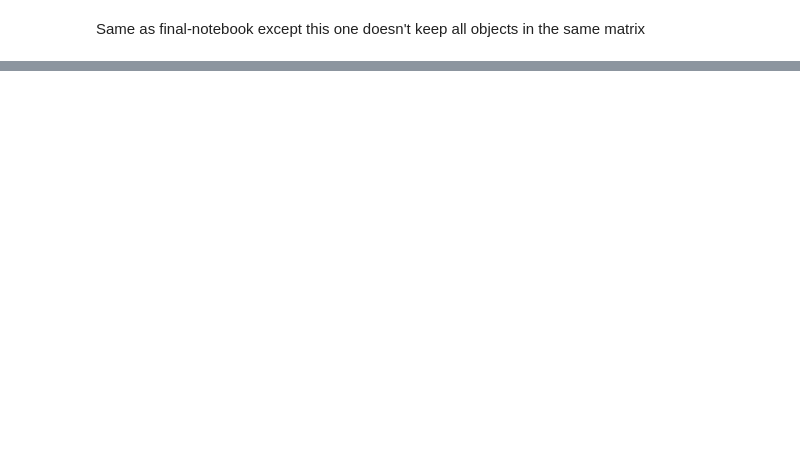
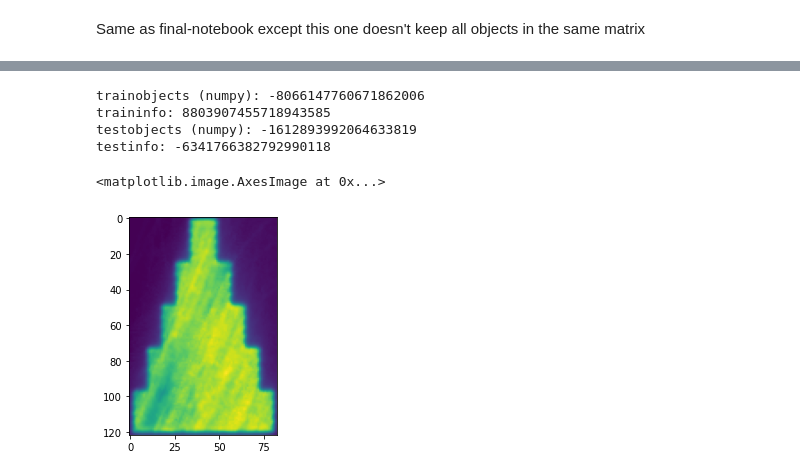
Before and after one commit to ErikSievers/thesis, a Jupyter notebook: final-notebook-v2.ipynb, the cells around one changed output, grey strips where cells are left out. Cells and saved outputs as stored; diff of their text form; code cells hidden in the pictures; blank space fills up the shorter version.

```diff
--- a/final-notebook-v2.ipynb
+++ b/final-notebook-v2.ipynb
@@ -34,4 +33,5 @@ objectinfo = pd.read_csv('Parameters.csv', names=["Object", "P", "S", "H", "Poro
 # %%
+objectinfo = pd.read_csv('Parameters.csv', names=["Object", "P", "S", "H", "Porosity", "Label"])
 objectsplit = 3
 upsamplingratio = 4
 positive_multiplier = 2
@@ -78,9 +78,9 @@ testobjects = np.full((len(testobjectinfo), endlayer-testEnd, objectheight, obje
 
 
 for index, object in trainobjectinfo.iterrows():
-    trainobjects[index-1] = integrals[object.zstart:object.zend, object.ystart:object.yend, object.xstart:object.xend]
+    trainobjects[index] = integrals[object.zstart:object.zend, object.ystart:object.yend, object.xstart:object.xend]
 for index, object in testobjectinfo.iterrows():
-    testobjects[index-1] = integrals[object.zstart:object.zend, object.ystart:object.yend, object.xstart:object.xend]
+    testobjects[index] = integrals[object.zstart:object.zend, object.ystart:object.yend, object.xstart:object.xend]
 
 aggregate = np.sum(trainobjects, axis=(0,1))
 
@@ -88,6 +88,9 @@ emptyRatio = 47
 limit = np.percentile(aggregate, emptyRatio)
 backgroundmask = aggregate >= limit
 trainmask = np.repeat([backgroundmask], layersPerObject, 0)
+
+assert(np.average(np.isfinite(trainobjects)) == 1)
+assert(np.average(np.isfinite(testobjects)) == 1)
 # xs = np.copy(aggregate)
 # xs[~backgroundmask] = np.nan
 # plt.imshow(xs)
@@ -311,3 +332,13 @@ for n_neighbors in k:
     nextRow =  pd.DataFrame([[type, sharpSetting, windowsize, nSetting, bucket, histnorm, n_neighbors, score, precision, recall]], columns=columns)
     results = pd.concat([results, nextRow])
 results.to_csv('out2.csv', index=False, header=True)
+# %%
+print("trainobjects (numpy): " + str(hash(np.array2string(trainobjects))))
+print("traininfo: " + str(hash(trainobjectinfo.to_string())))
+print("testobjects (numpy): " + str(hash(np.array2string(testobjects))))
+print("testinfo: " + str(hash(testobjectinfo.to_string())))
+# %% [output]
+trainobjects (numpy): -8066147760671862006
+traininfo: 8803907455718943585
+testobjects (numpy): -1612893992064633819
+testinfo: -6341766382792990118
@@ -313,0 +351,5 @@ results.to_csv('out2.csv', index=False, header=True)
+# %%
+plt.imshow(trainobjects[0][0])
+# %% [output]
+<matplotlib.image.AxesImage at 0x...>
+[figure, added]
```
Also changed, not shown: parts of 6 cells of this notebook, 4 other files.
